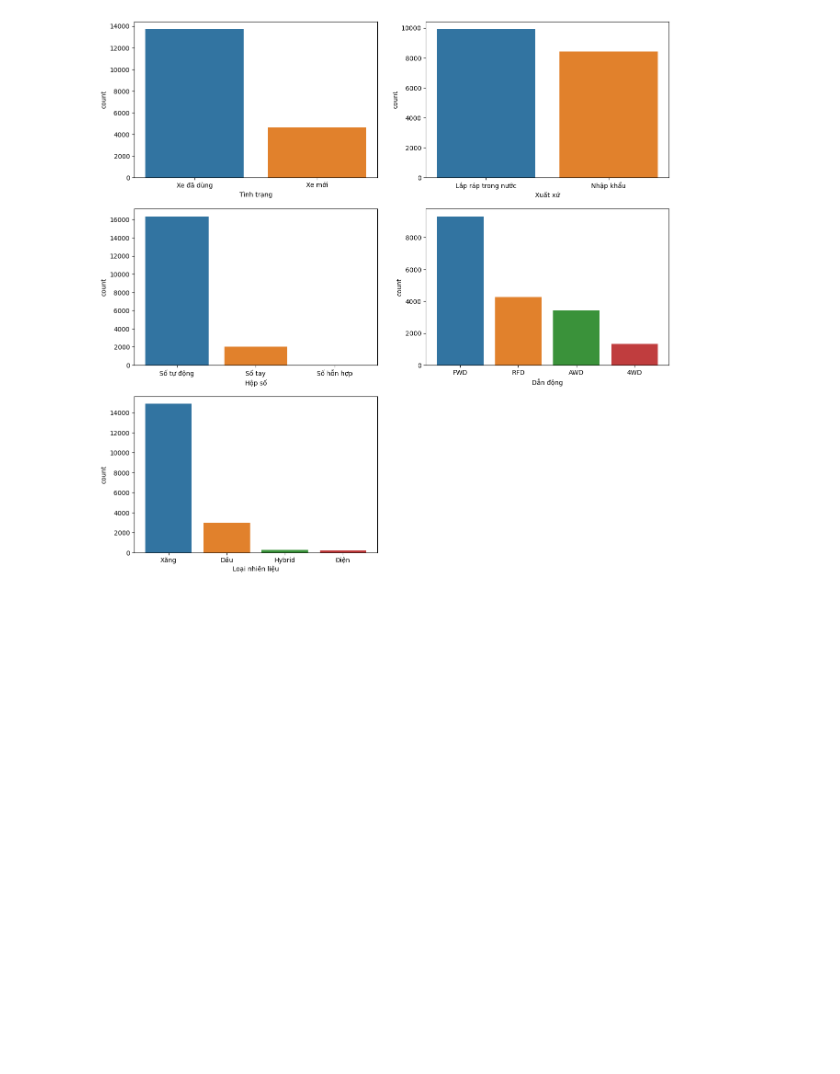
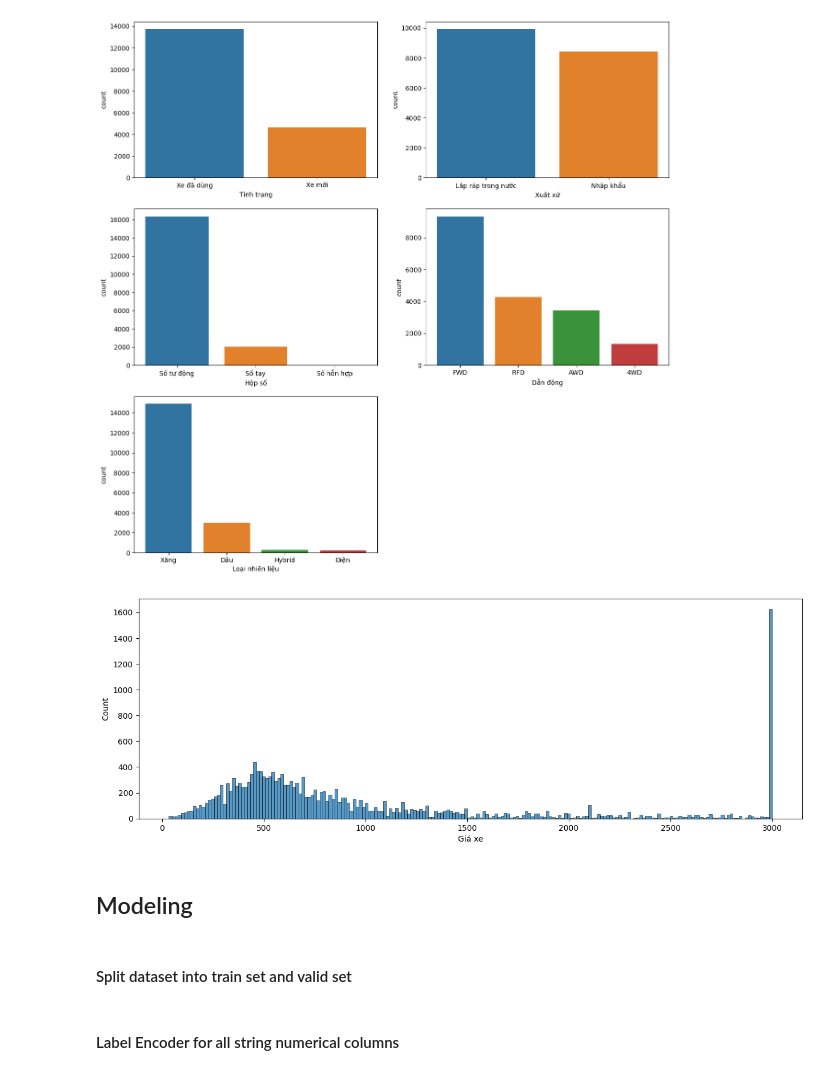
Before and after one commit to minhviet21/Car_Price_Prediction, a Jupyter notebook: Project.ipynb, the cells around one changed output. Drawn from its saved outputs; the diff is of its cells as text; code cells hidden in the pictures; blank space fills up the shorter version.

```diff
--- a/Project.ipynb
+++ b/Project.ipynb
@@ -219,3 +221,15 @@ for i,col in enumerate(categorical_cols):
     plt.plot()
 # %% [output]
 [figure]
+# %%
+target = target.apply(lambda x: x if x < 3000 else 3000)
+# %%
+plt.figure(figsize=(15,5))
+sns.histplot(target, bins=200)
+plt.show()
+# %% [output]
+[figure, added]
+# %% [markdown]
+## Modeling
+# %% [markdown]
+#### Split dataset into train set and valid set
@@ -221,0 +238,2 @@ for i,col in enumerate(categorical_cols):
+# %% [markdown]
+#### Label Encoder for all string numerical columns
```
Also changed, not shown: parts of 27 cells of this notebook.
